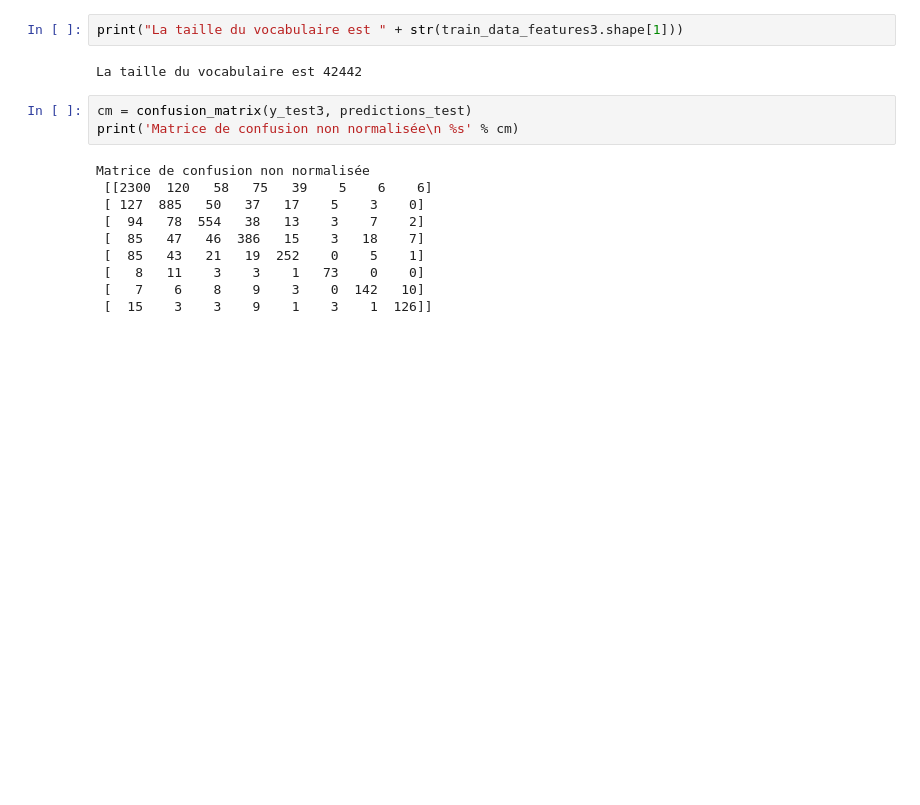
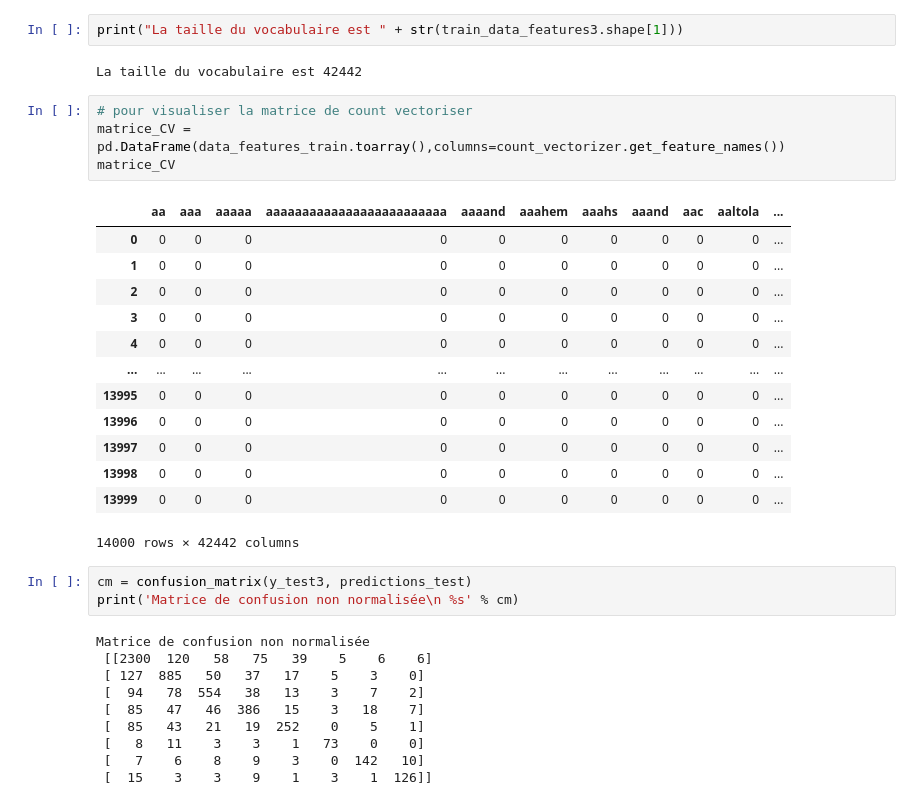
Before and after one commit to ArthurClot/projet-IAS, a Jupyter notebook: projet_final_ias.ipynb, the cells around one changed output. Cells and saved outputs as stored; diff of their text form; blank space fills up the shorter version.

```diff
--- a/projet_final_ias.ipynb
+++ b/projet_final_ias.ipynb
@@ -968,6 +968,24 @@ count_vectorizer.get_feature_names()[90:100] # pour voir quelques exemples de mo
 print("La taille du vocabulaire est " + str(train_data_features3.shape[1]))
 # %% [output]
 La taille du vocabulaire est 42442
+# %%
+# pour visualiser la matrice de count vectoriser
+matrice_CV = pd.DataFrame(data_features_train.toarray(),columns=count_vectorizer.get_feature_names())
+matrice_CV
+# %% [output]
+|  | aa | aaa | aaaaa | aaaaaaaaaaaaaaaaaaaaaaaaa | aaaand | aaahem | aaahs | aaand | aac | aaltola | ... |
+| 0 | 0 | 0 | 0 | 0 | 0 | 0 | 0 | 0 | 0 | 0 | ... |
+| 1 | 0 | 0 | 0 | 0 | 0 | 0 | 0 | 0 | 0 | 0 | ... |
+| 2 | 0 | 0 | 0 | 0 | 0 | 0 | 0 | 0 | 0 | 0 | ... |
+| 3 | 0 | 0 | 0 | 0 | 0 | 0 | 0 | 0 | 0 | 0 | ... |
+| 4 | 0 | 0 | 0 | 0 | 0 | 0 | 0 | 0 | 0 | 0 | ... |
+| ... | ... | ... | ... | ... | ... | ... | ... | ... | ... | ... | ... |
+| 13995 | 0 | 0 | 0 | 0 | 0 | 0 | 0 | 0 | 0 | 0 | ... |
+| 13996 | 0 | 0 | 0 | 0 | 0 | 0 | 0 | 0 | 0 | 0 | ... |
+| 13997 | 0 | 0 | 0 | 0 | 0 | 0 | 0 | 0 | 0 | 0 | ... |
+| 13998 | 0 | 0 | 0 | 0 | 0 | 0 | 0 | 0 | 0 | 0 | ... |
+| 13999 | 0 | 0 | 0 | 0 | 0 | 0 | 0 | 0 | 0 | 0 | ... |
+14000 rows × 42442 columns
 # %%
 cm = confusion_matrix(y_test3, predictions_test)
 print('Matrice de confusion non normalisée\n %s' % cm)
```
